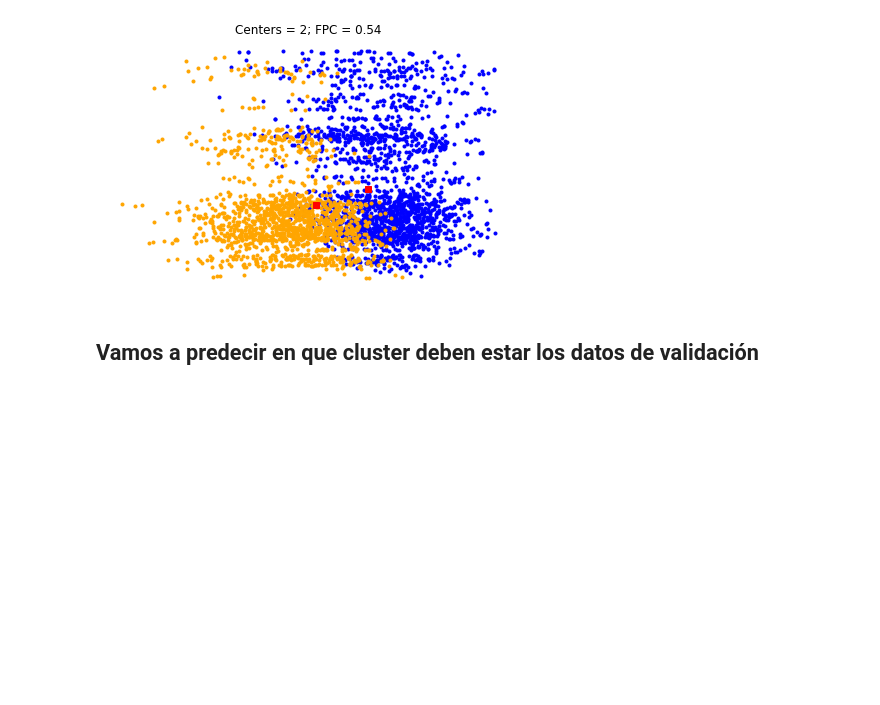
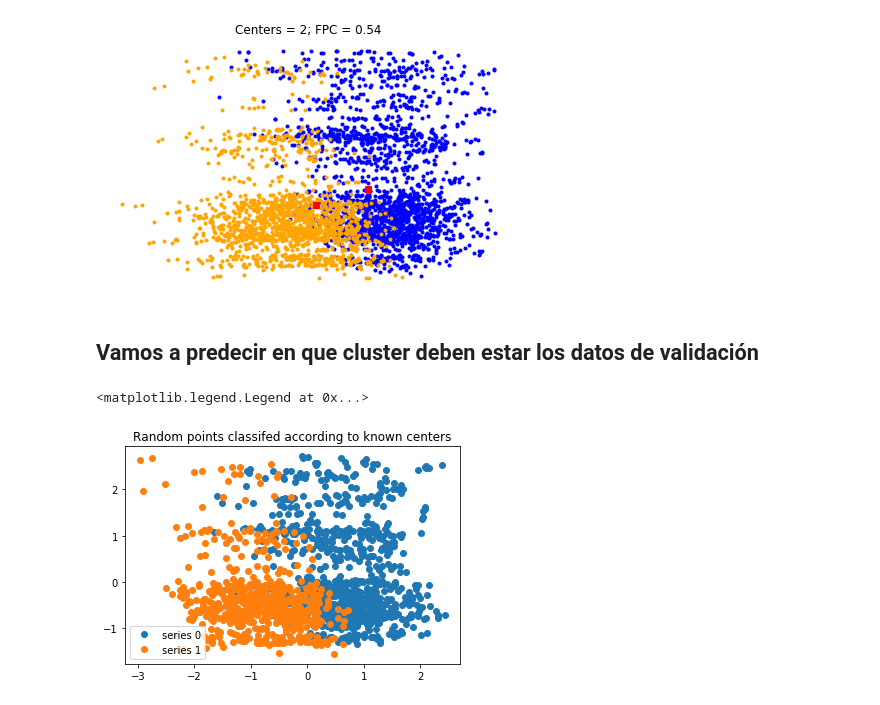
Before and after one commit to jdestradap/trabajo-3-aprendizaje-automatico, a Jupyter notebook: fuzzy-c-means/Fuzzy-C-Means-PI.ipynb, the cells around one changed output. Drawn from its saved outputs; the diff is of its cells as text; code cells hidden in the pictures; blank space fills up the shorter version.

```diff
--- a/fuzzy-c-means/Fuzzy-C-Means-PI.ipynb
+++ b/fuzzy-c-means/Fuzzy-C-Means-PI.ipynb
@@ -132,3 +96,21 @@ fig1.tight_layout()
 [figure]
 # %% [markdown]
 ## Vamos a predecir en que cluster deben estar los datos de validación
+# %%
+validation = np.vstack(np.transpose(X1_std_ts))
+# %%
+u, u0, d, jm, p, fpc = fuzz.cluster.cmeans_predict(
+    validation, cntr_model_pi, 2, error=0.005, maxiter=1000)
+# %%
+cluster_membership = np.argmax(u, axis=0)  # Hardening for visualization
+
+fig3, ax3 = plt.subplots()
+ax3.set_title('Random points classifed according to known centers')
+for j in range(2):
+    ax3.plot(X1_std_ts[:,42][cluster_membership == j],
+             X1_std_ts[:,15][cluster_membership == j], 'o',
+             label='series ' + str(j))
+ax3.legend()
+# %% [output]
+<matplotlib.legend.Legend at 0x...>
+[figure, added]
```
Also changed, not shown: parts of 8 cells of this notebook.
